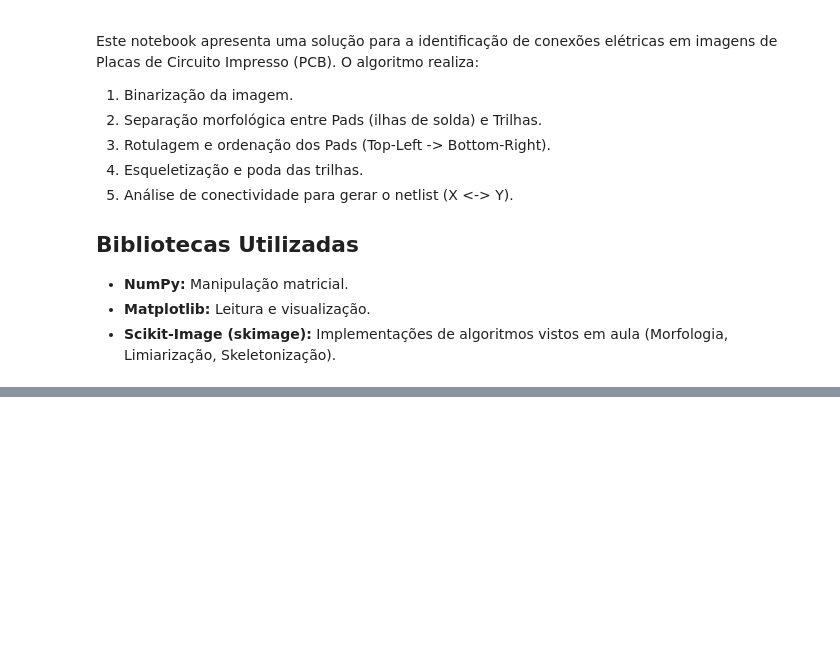
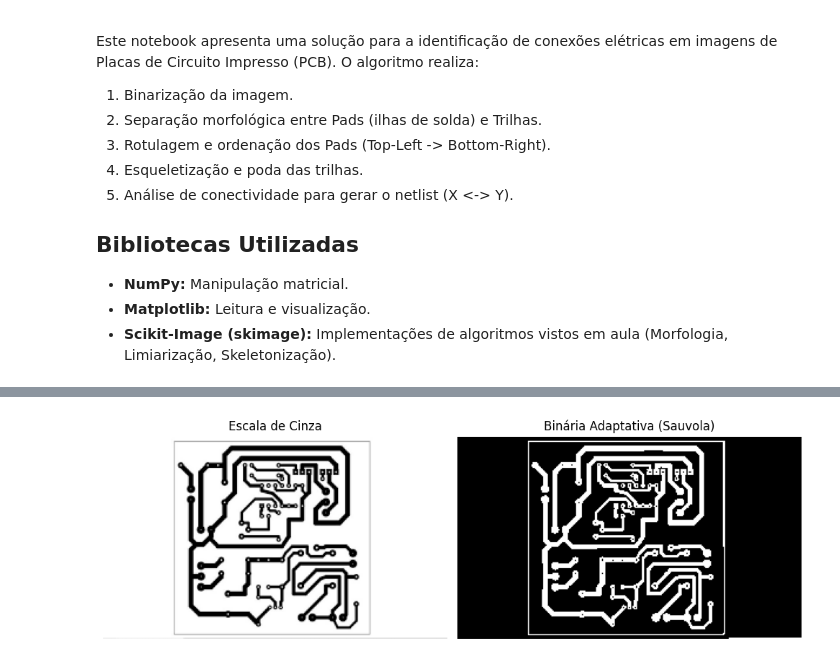
Before and after one commit to LuanAlmeidaValenca/Detector-Trilha-PCB, a Jupyter notebook: main.ipynb, the cells around one changed output, grey strips where cells are left out. Drawn from its saved outputs; the diff is of its cells as text; code cells hidden in the pictures; blank space fills up the shorter version.

```diff
--- a/main.ipynb
+++ b/main.ipynb
@@ -39,32 +42,54 @@ print("Bibliotecas importadas.")
 # %%
-# 1. Carregamento da Imagem
-# SUBSTITUA PELO NOME DA SUA IMAGEM (Upload deve ser feito no ambiente)
-image_path = 'placa_teste.png'
+# --- CONFIGURAÇÃO ---
+PASTA_IMAGENS = 'Imagens'
+NOME_ARQUIVO = 'img3.png' # Troque pelo seu arquivo atual
+caminho_completo = os.path.join(PASTA_IMAGENS, NOME_ARQUIVO)
 
+# 1. Carregamento
 try:
-    img_original = io.imread(image_path)
+    img_original = io.imread(caminho_completo)
 except FileNotFoundError:
-    print(f"Erro: Imagem '{image_path}' não encontrada. Faça o upload ou corrija o nome.")
-    # Criando uma imagem dummy caso o usuário não tenha o arquivo ainda
-    img_original = np.zeros((100, 100, 3), dtype=np.uint8)
+    print(f"ERRO: Imagem '{NOME_ARQUIVO}' não encontrada.")
+    img_original = np.zeros((100, 100), dtype=np.uint8)
 
-# 2. Conversão para Escala de Cinza
-# Se a imagem já for cinza, removemos a dimensão extra
-if len(img_original.shape) == 3:
-    img_gray = color.rgb2gray(img_original)
+# 2. Tratamento de Canais (RGBA -> RGB -> Gray)
+if img_original.ndim == 3:
+    if img_original.shape[2] == 4:
+        img_rgb = color.rgba2rgb(img_original)
+        img_gray = color.rgb2gray(img_rgb)
+    else:
+        img_gray = color.rgb2gray(img_original)
 else:
     img_gray = img_original
 
-# 3. Binarização (Thresholding)
-# Utilizamos o método de Otsu para encontrar o limiar ideal automaticamente
-thresh = filters.threshold_otsu(img_gray)
-img_binary = img_gray > thresh
+# 3. Binarização ADAPTATIVA (Sauvola) - O Segredo da Separação
+# window_size: Tamanho da janela local. 25px costuma ser bom para PCBs.
+# k: Sensibilidade (0.2 a 0.5). Quanto maior, mais fina fica a trilha.
+thresh_sauvola = filters.threshold_sauvola(img_gray, window_size=25, k=0.1)
+img_binary = img_gray > thresh_sauvola
 
-# NOTA: Dependendo da imagem (fundo preto ou branco), pode ser necessário inverter
-# Queremos que as TRILHAS e PADS sejam True (Branco) e o fundo False (Preto).
-# Descomente a linha abaixo se o fundo for branco:
-# img_binary = ~img_binary
+# 4. Verificação de Polaridade
+# Garantir que Fundo=Preto (False) e Trilhas=Branco (True)
+if np.sum(img_binary) > (img_binary.size / 2):
+    img_binary = ~img_binary
 
-show_steps([img_original, img_gray, img_binary],
-           ['Original', 'Escala de Cinza', 'Binária (Otsu)'])
+# REMOVIDO: morphology.binary_closing(img_binary)
+# Motivo: O "Closing" dilatava as trilhas e causava o curto-circuito.
+# Agora usamos a imagem "crua" e nítida do Sauvola.
+
+# Função auxiliar de plotagem
+def show_steps(images, titles):
+    fig, axes = plt.subplots(1, len(images), figsize=(5 * len(images), 5))
+    if len(images) == 1: axes = [axes]
+    for ax, img, title in zip(axes, images, titles):
+        ax.imshow(img, cmap='gray')
+        ax.set_title(title)
+        ax.axis('off')
+    plt.tight_layout()
+    plt.show()
+
+show_steps([img_gray, img_binary],
+           ['Escala de Cinza', 'Binária Adaptativa (Sauvola)'])
+# %% [output]
+[figure, added]
 # %%
```
Also changed, not shown: parts of 5 cells of this notebook, 8 other files.
